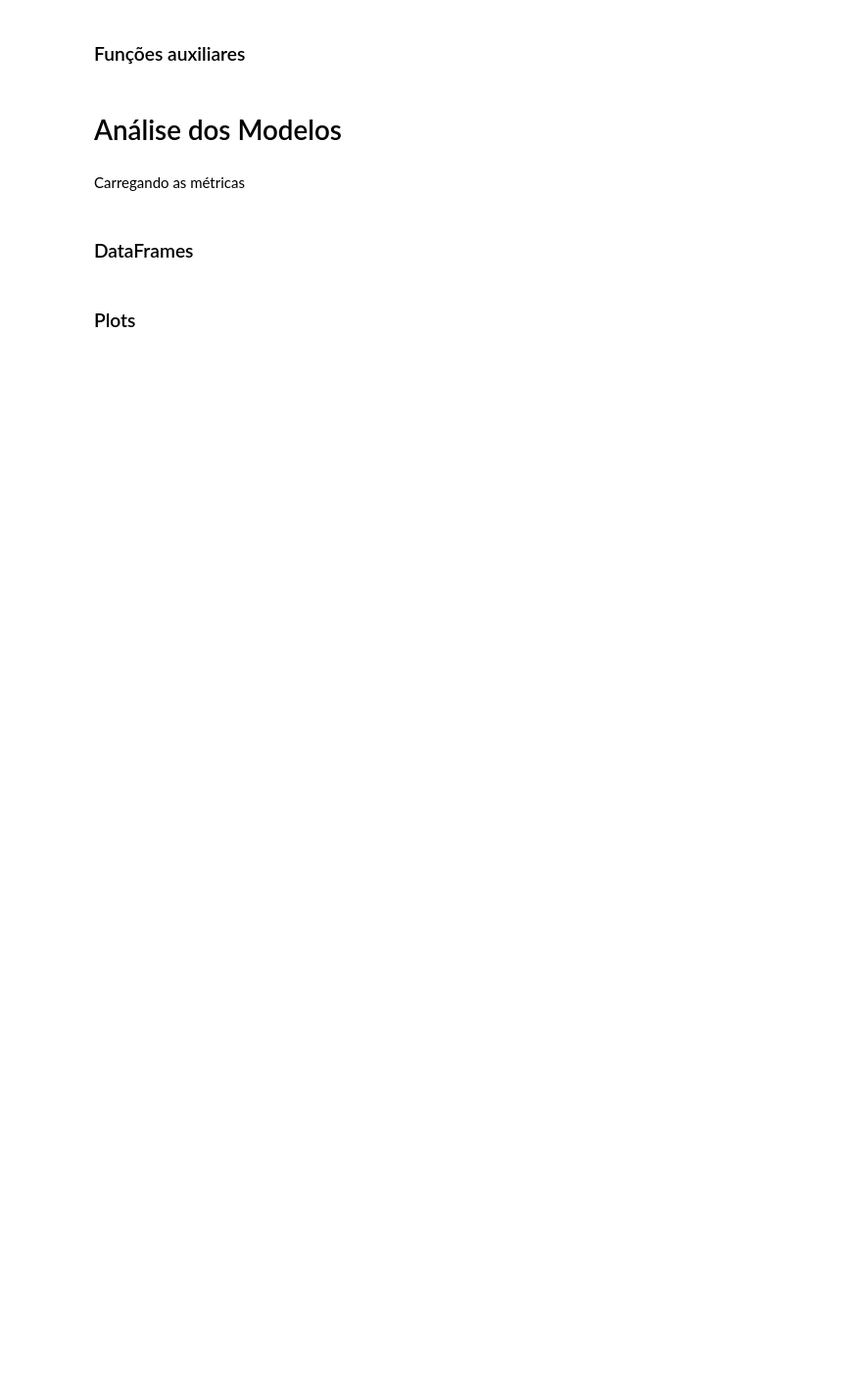
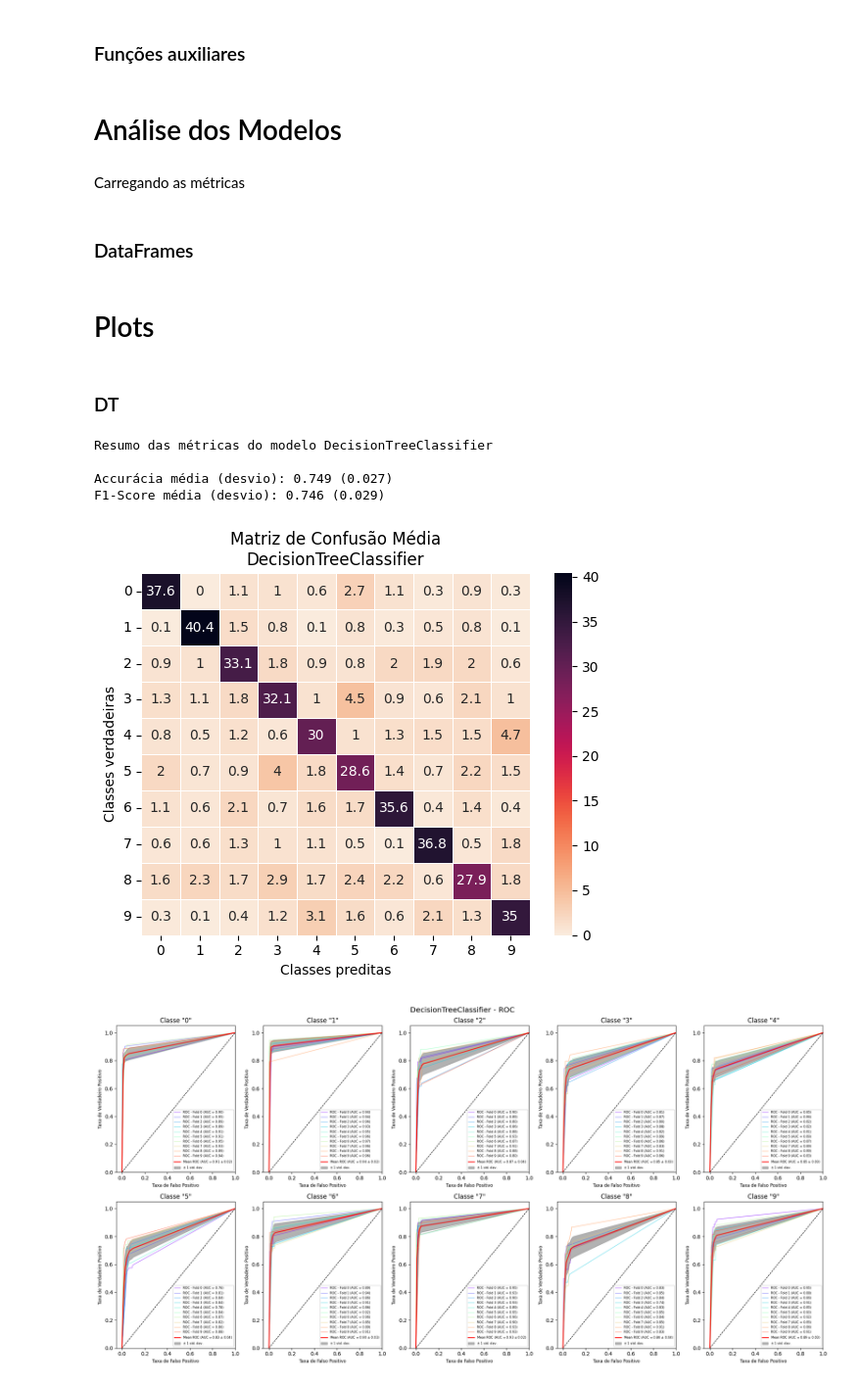
Before and after one commit to carlosgcarneiro/PESMnist, a Jupyter notebook: aed_mnist.ipynb, the cells around one changed output. Shown at 98% size. Drawn from its saved outputs; the diff is of its cells as text; code cells hidden in the pictures; blank space fills up the shorter version.

```diff
--- a/aed_mnist.ipynb
+++ b/aed_mnist.ipynb
@@ -66,4 +81,17 @@ fscore_df = pd.DataFrame(
     }
 )
 # %% [markdown]
-### Plots
+# Plots
+# %% [markdown]
+### DT
+# %%
+dt_results = Results('DecisionTreeClassifier', dt_acc, dt_f1, dt_cm, dt_roc, '')
+dt_results.plot()
+dt_results.save()
+# %% [output]
+Resumo das métricas do modelo DecisionTreeClassifier
+
+Accurácia média (desvio): 0.749 (0.027)
+F1-Score média (desvio): 0.746 (0.029)
+[figure, added]
+[figure, added]
```
Also changed, not shown: parts of 20 cells of this notebook, 9 other files.
